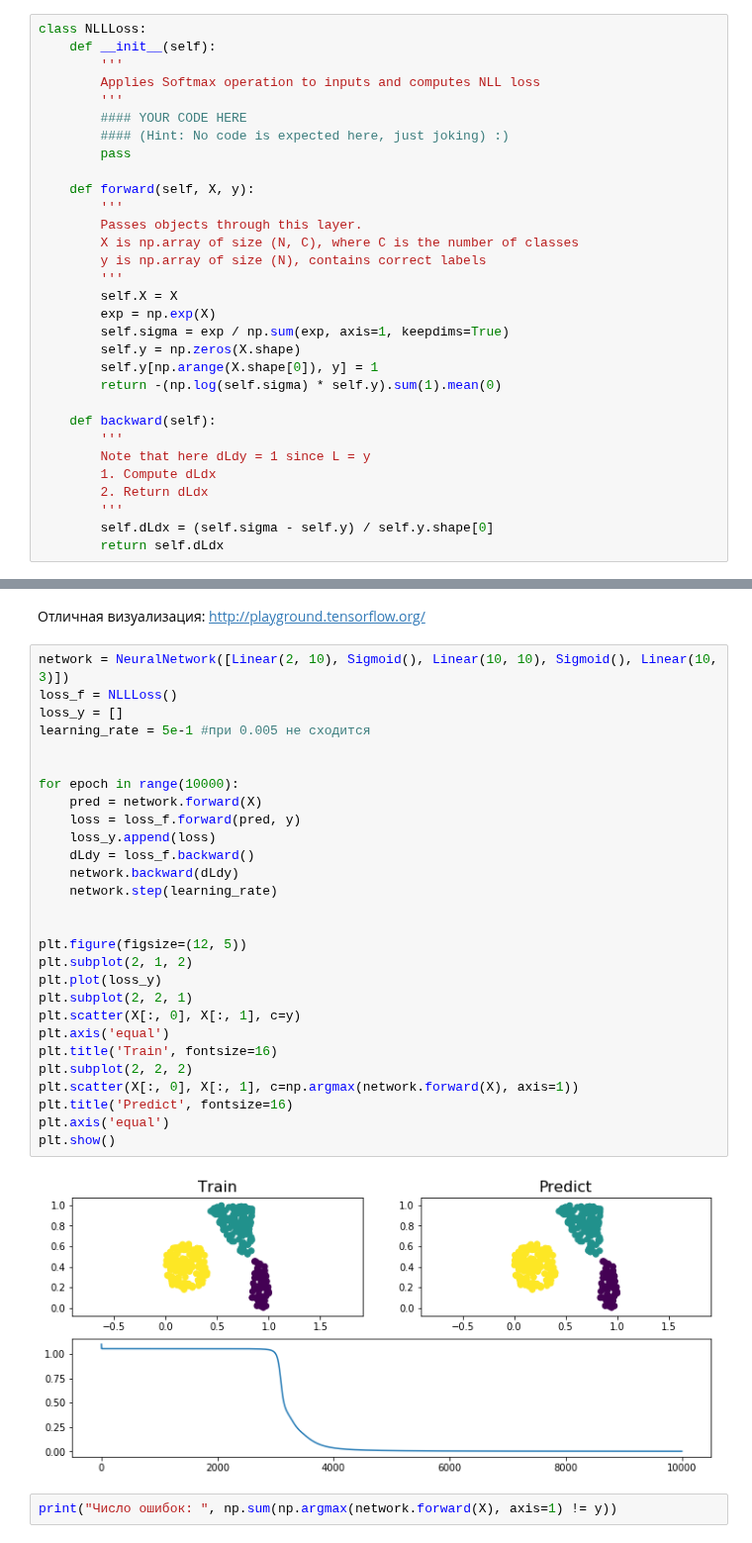
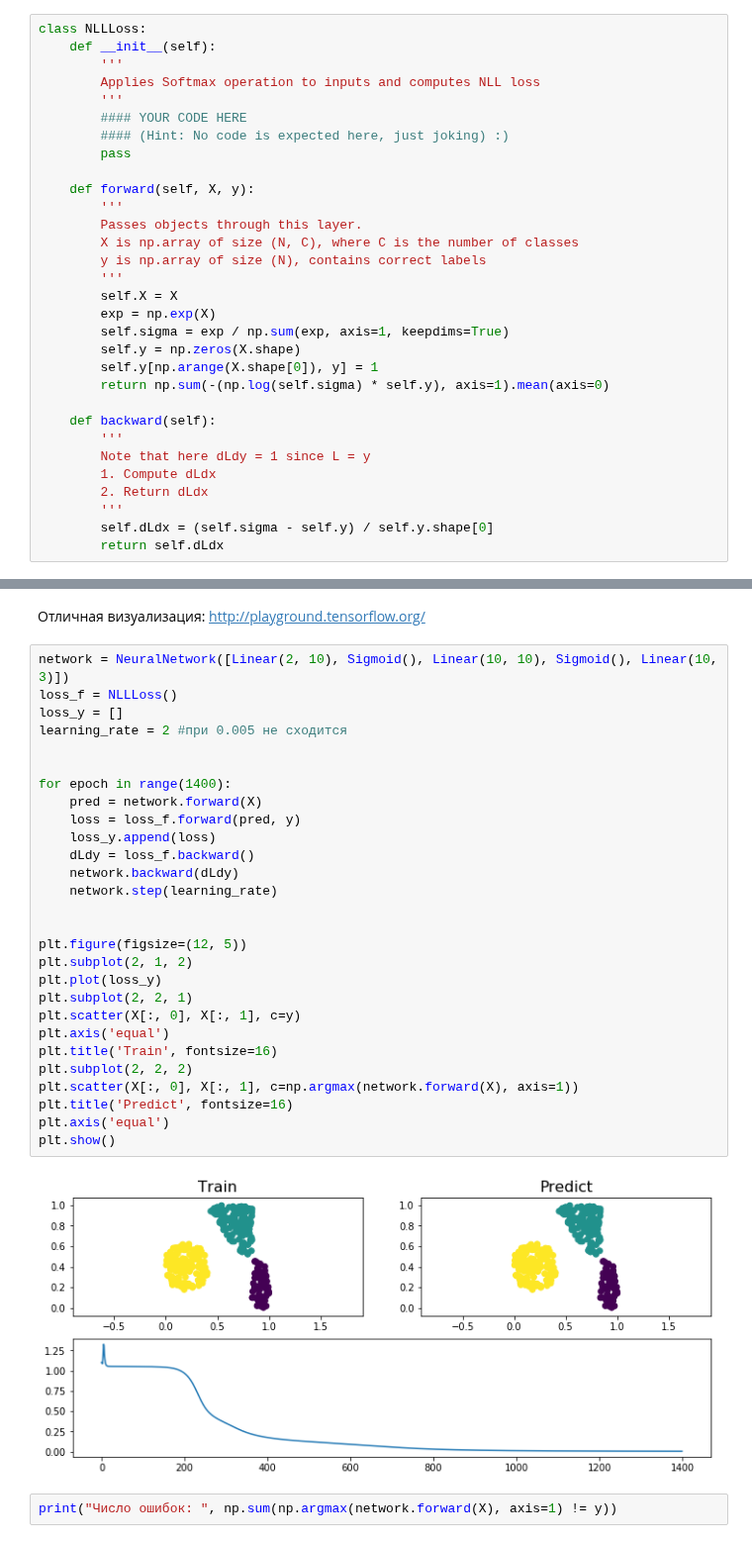
Before and after one commit to v-vskv-v/IR_ML, a Jupyter notebook: Data Analysis/Semester 2/viskov_task 1 (Back propagation).ipynb, the cells around one changed output, grey strips where cells are left out. Shown at 99% size. Drawn from its saved outputs; the diff is of its cells as text.

```diff
--- a/Data Analysis/Semester 2/viskov_task 1 (Back propagation).ipynb
+++ b/Data Analysis/Semester 2/viskov_task 1 (Back propagation).ipynb
@@ -192,7 +192,7 @@ class NLLLoss:
         self.sigma = exp / np.sum(exp, axis=1, keepdims=True)
         self.y = np.zeros(X.shape)
         self.y[np.arange(X.shape[0]), y] = 1
-        return -(np.log(self.sigma) * self.y).sum(1).mean(0)
+        return np.sum(-(np.log(self.sigma) * self.y), axis=1).mean(axis=0)
 
     def backward(self):
         '''
@@ -275,33 +275,33 @@ plt.show()
 # %%
 network = NeuralNetwork([Linear(2, 10), Sigmoid(), Linear(10, 10), Sigmoid(), Linear(10, 3)])
 loss_f = NLLLoss()
 loss_y = []
-learning_rate = 5e-1 #при 0.005 не сходится
+learning_rate = 2 #при 0.005 не сходится
 
 
-for epoch in range(10000):
+for epoch in range(1400):
     pred = network.forward(X)
     loss = loss_f.forward(pred, y)
     loss_y.append(loss)
     dLdy = loss_f.backward()
     network.backward(dLdy)
     network.step(learning_rate)
 
 
 plt.figure(figsize=(12, 5))
 plt.subplot(2, 1, 2)
 plt.plot(loss_y)
 plt.subplot(2, 2, 1)
 plt.scatter(X[:, 0], X[:, 1], c=y)
 plt.axis('equal')
 plt.title('Train', fontsize=16)
 plt.subplot(2, 2, 2)
 plt.scatter(X[:, 0], X[:, 1], c=np.argmax(network.forward(X), axis=1))
 plt.title('Predict', fontsize=16)
 plt.axis('equal')
 plt.show()
 # %% [output]
-[figure, old version]
+[figure, new version]
 # %%
 print("Число ошибок: ", np.sum(np.argmax(network.forward(X), axis=1) != y))
 # %% [output]
```
Also changed, not shown: parts of 11 cells of this notebook.
